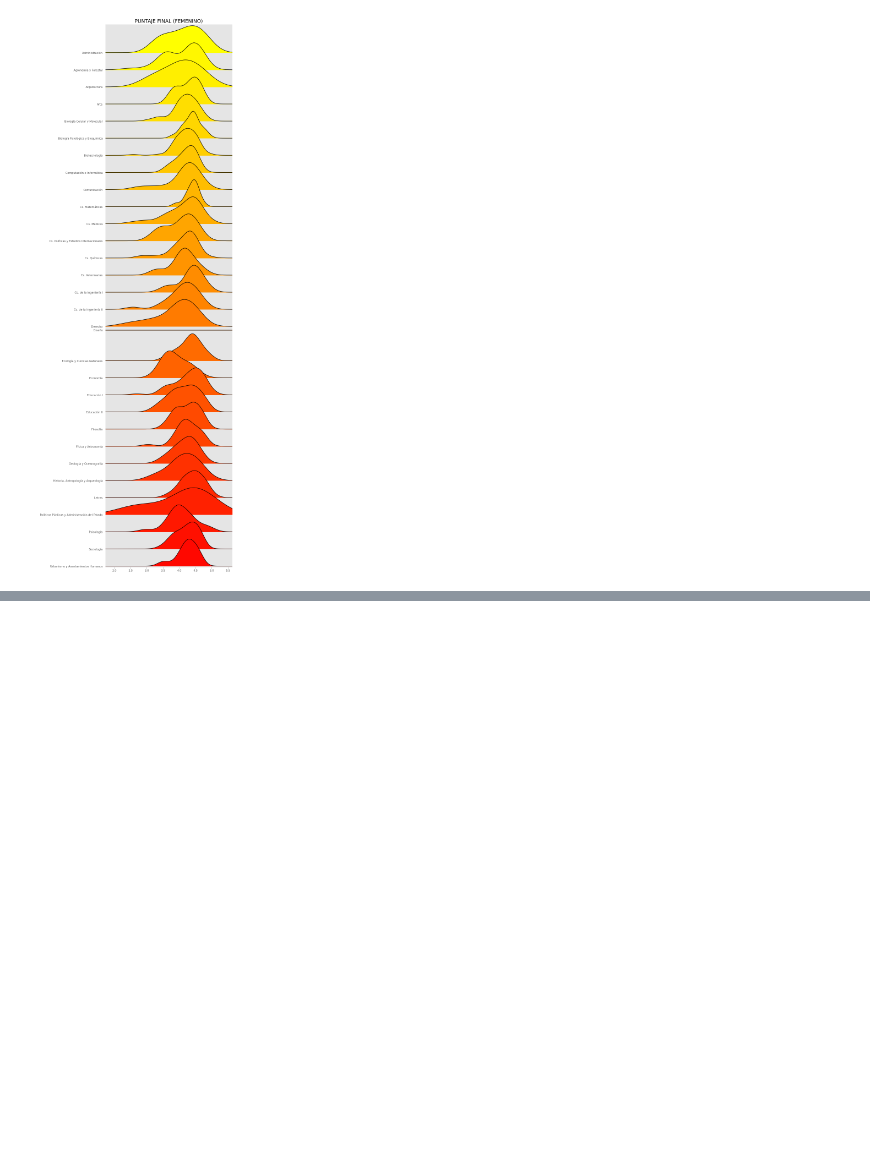
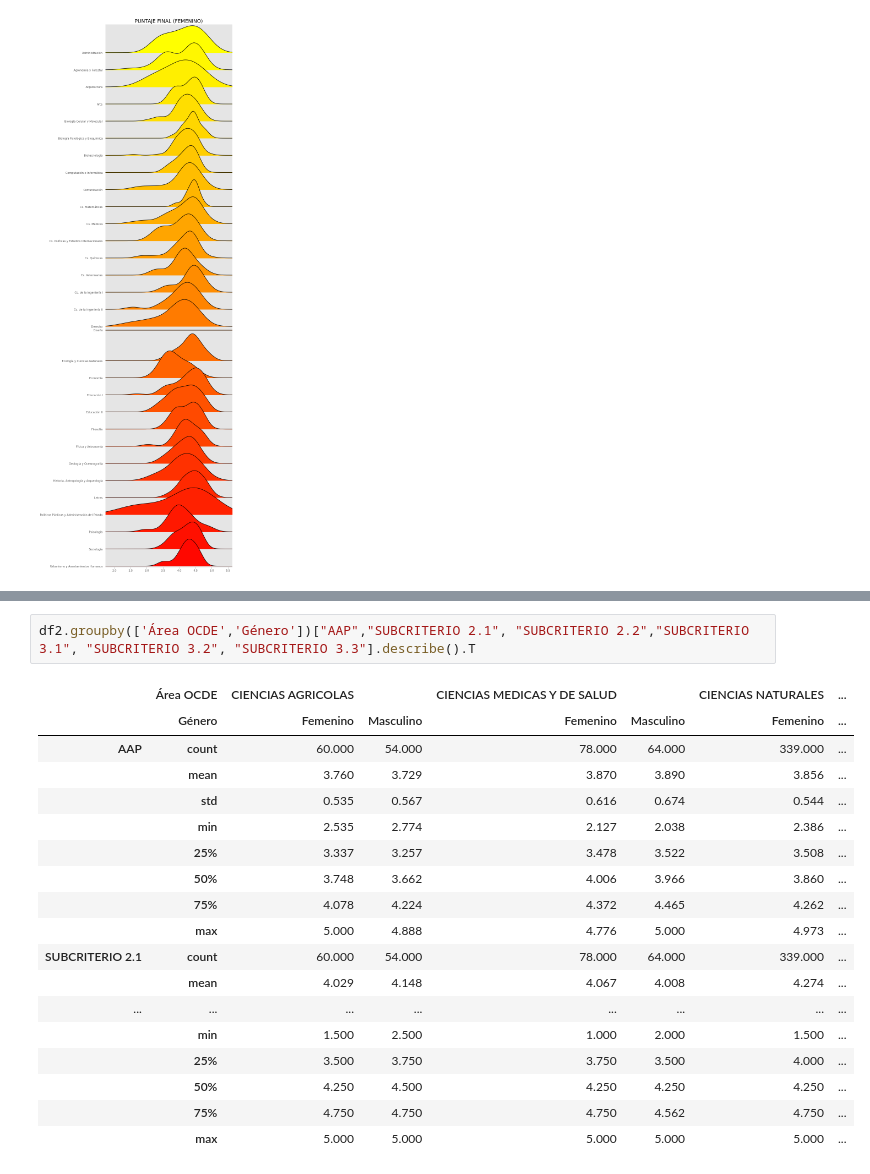
Before and after one commit to alvafox/Concursos-2023-Analisis-de-Adjudicacion-Paritaria-, a Jupyter notebook: Doctorado_Nacional_2023.ipynb, the cells around one changed output, grey strips where cells are left out. Saved outputs shown, nothing was run; the diff lists cells and outputs as text; blank space fills up the shorter version.

```diff
--- a/Doctorado_Nacional_2023.ipynb
+++ b/Doctorado_Nacional_2023.ipynb
@@ -577,0 +709,21 @@ plt.show()
+# %%
+df2.groupby(['Área OCDE','Género'])["AAP","SUBCRITERIO 2.1", "SUBCRITERIO 2.2","SUBCRITERIO 3.1", "SUBCRITERIO 3.2", "SUBCRITERIO 3.3"].describe().T
+# %% [output]
+|  | Área OCDE | CIENCIAS AGRICOLAS |  | CIENCIAS MEDICAS Y DE SALUD |  | CIENCIAS NATURALES | ... |
+|  | Género | Femenino | Masculino | Femenino | Masculino | Femenino | ... |
+| AAP | count | 60.000 | 54.000 | 78.000 | 64.000 | 339.000 | ... |
+|  | mean | 3.760 | 3.729 | 3.870 | 3.890 | 3.856 | ... |
+|  | std | 0.535 | 0.567 | 0.616 | 0.674 | 0.544 | ... |
+|  | min | 2.535 | 2.774 | 2.127 | 2.038 | 2.386 | ... |
+|  | 25% | 3.337 | 3.257 | 3.478 | 3.522 | 3.508 | ... |
+|  | 50% | 3.748 | 3.662 | 4.006 | 3.966 | 3.860 | ... |
+|  | 75% | 4.078 | 4.224 | 4.372 | 4.465 | 4.262 | ... |
+|  | max | 5.000 | 4.888 | 4.776 | 5.000 | 4.973 | ... |
+| SUBCRITERIO 2.1 | count | 60.000 | 54.000 | 78.000 | 64.000 | 339.000 | ... |
+|  | mean | 4.029 | 4.148 | 4.067 | 4.008 | 4.274 | ... |
+| ... | ... | ... | ... | ... | ... | ... | ... |
+|  | min | 1.500 | 2.500 | 1.000 | 2.000 | 1.500 | ... |
+|  | 25% | 3.500 | 3.750 | 3.750 | 3.500 | 4.000 | ... |
+|  | 50% | 4.250 | 4.500 | 4.250 | 4.250 | 4.250 | ... |
+|  | 75% | 4.750 | 4.750 | 4.750 | 4.562 | 4.750 | ... |
+|  | max | 5.000 | 5.000 | 5.000 | 5.000 | 5.000 | ... |
```
Also changed, not shown: parts of 19 cells of this notebook.
